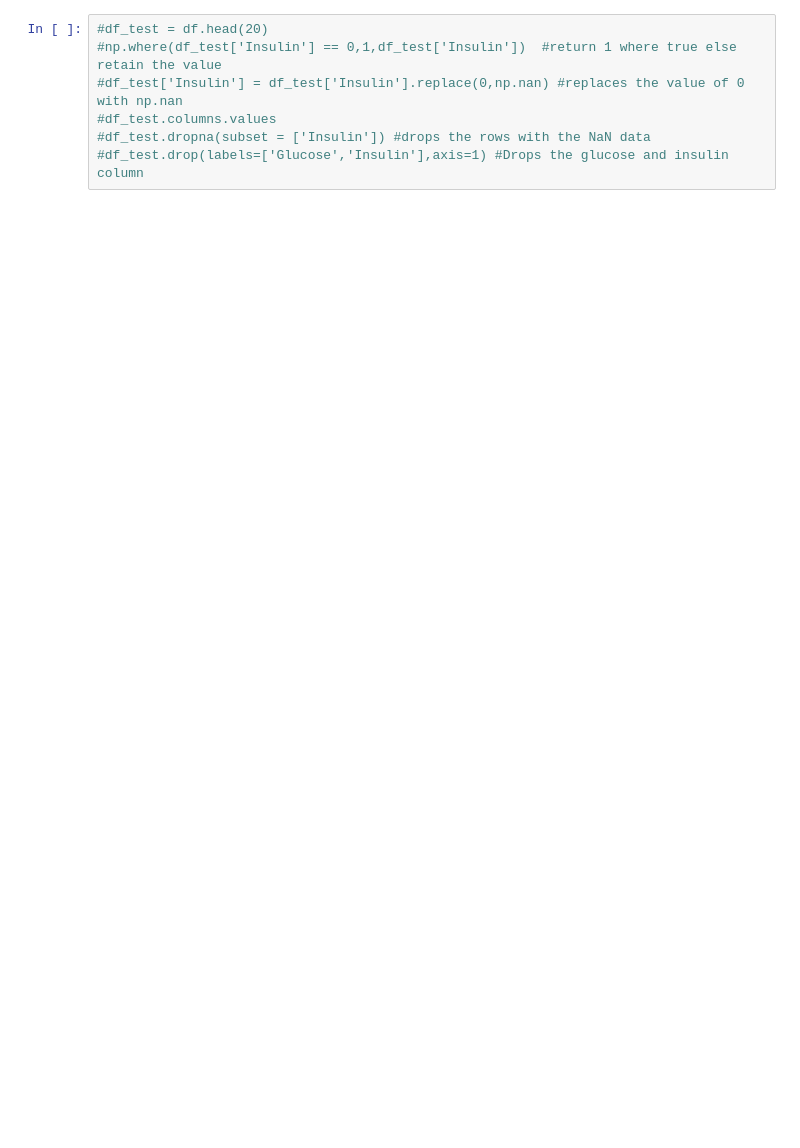
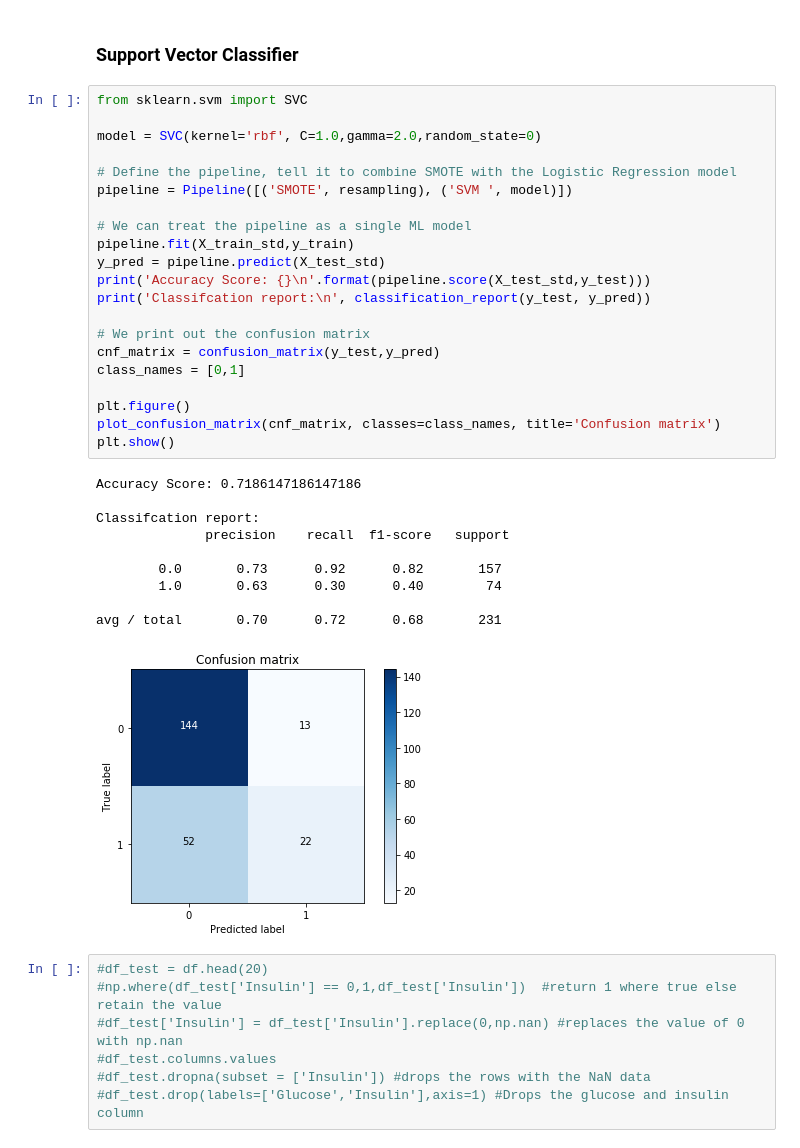
Before and after one commit to EmmanuelAbajo/Diabetes_classifier, a Jupyter notebook: diabetes_classifier.ipynb, the cells around one changed output. Drawn from its saved outputs; the diff is of its cells as text; blank space fills up the shorter version.

```diff
--- a/diabetes_classifier.ipynb
+++ b/diabetes_classifier.ipynb
@@ -116,3 +216,37 @@ SVM accuracy:  0.8585209003215434
+# %% [markdown]
+### Support Vector Classifier
+# %%
+from sklearn.svm import SVC
+
+model = SVC(kernel='rbf', C=1.0,gamma=2.0,random_state=0)
+
+# Define the pipeline, tell it to combine SMOTE with the Logistic Regression model
+pipeline = Pipeline([('SMOTE', resampling), ('SVM ', model)])
+
+# We can treat the pipeline as a single ML model
+pipeline.fit(X_train_std,y_train)
+y_pred = pipeline.predict(X_test_std)
+print('Accuracy Score: {}\n'.format(pipeline.score(X_test_std,y_test)))
+print('Classifcation report:\n', classification_report(y_test, y_pred))
+
+# We print out the confusion matrix
+cnf_matrix = confusion_matrix(y_test,y_pred)
+class_names = [0,1]
+
+plt.figure()
+plot_confusion_matrix(cnf_matrix, classes=class_names, title='Confusion matrix')
+plt.show()
+# %% [output]
+Accuracy Score: 0.7186147186147186
+
+Classifcation report:
+              precision    recall  f1-score   support
+
+        0.0       0.73      0.92      0.82       157
+        1.0       0.63      0.30      0.40        74
+
+avg / total       0.70      0.72      0.68       231
+[figure, added]
 # %%
 #df_test = df.head(20)
 #np.where(df_test['Insulin'] == 0,1,df_test['Insulin'])  #return 1 where true else retain the value
```
Also changed, not shown: parts of 15 cells of this notebook.
